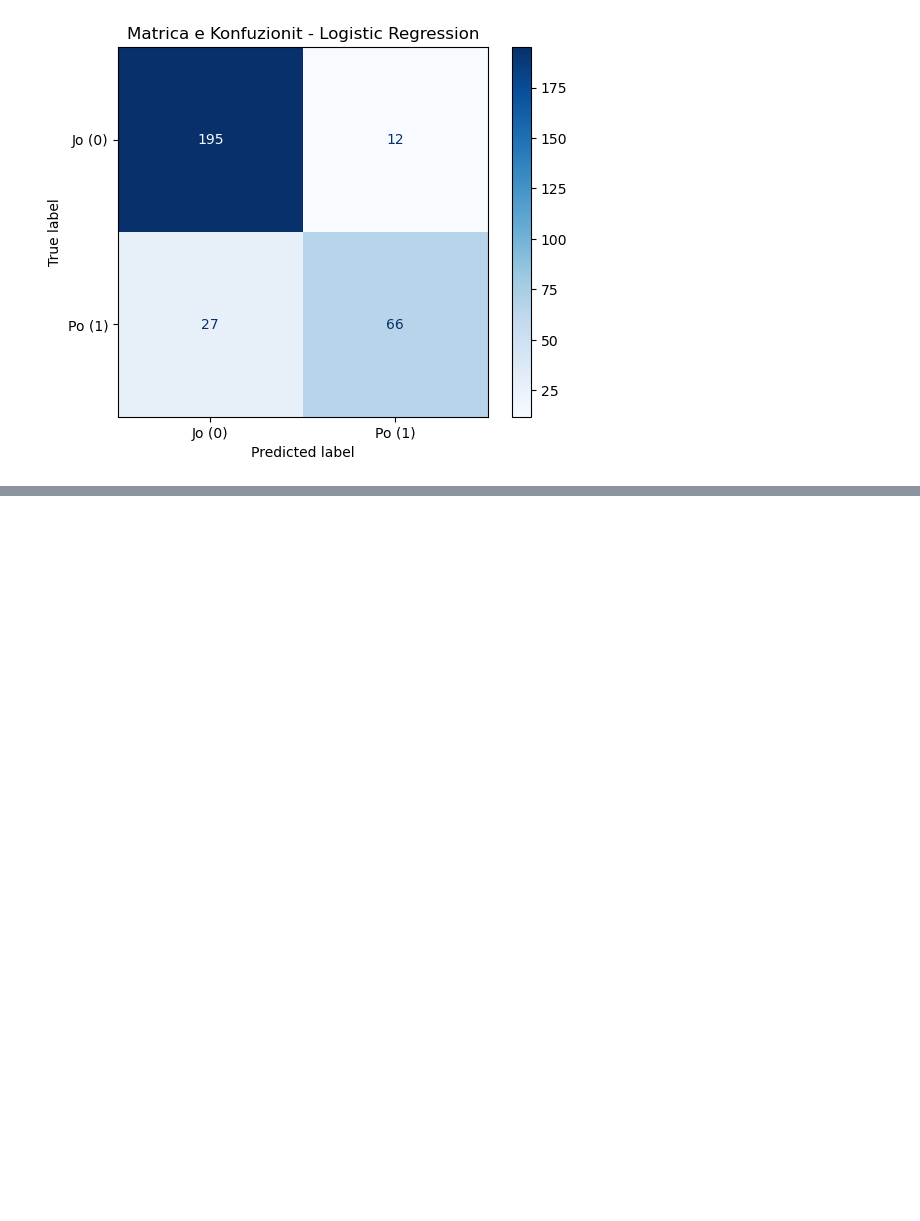
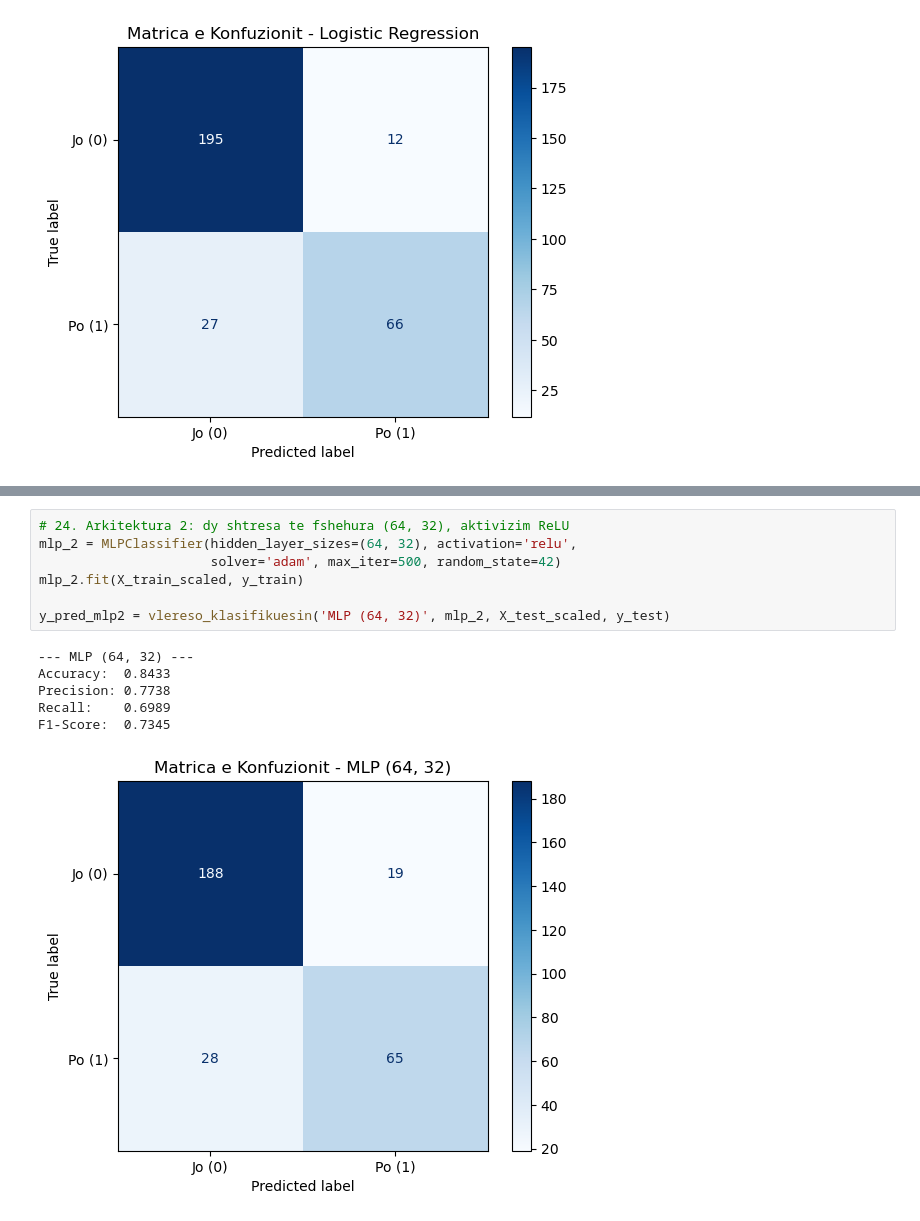
Before and after one commit to ArdianAsani/jobmatch-ml, a Jupyter notebook: notebooks/jobmatch_ml.ipynb, the cells around one changed output, grey strips where cells are left out. Cells and saved outputs as stored; diff of their text form; blank space fills up the shorter version.

```diff
--- a/notebooks/jobmatch_ml.ipynb
+++ b/notebooks/jobmatch_ml.ipynb
@@ -338,0 +416,14 @@ F1-Score:  0.7719
+# %%
+# 24. Arkitektura 2: dy shtresa te fshehura (64, 32), aktivizim ReLU
+mlp_2 = MLPClassifier(hidden_layer_sizes=(64, 32), activation='relu',
+                      solver='adam', max_iter=500, random_state=42)
+mlp_2.fit(X_train_scaled, y_train)
+
+y_pred_mlp2 = vlereso_klasifikuesin('MLP (64, 32)', mlp_2, X_test_scaled, y_test)
+# %% [output]
+--- MLP (64, 32) ---
+Accuracy:  0.8433
+Precision: 0.7738
+Recall:    0.6989
+F1-Score:  0.7345
+[figure, added]
```
Also changed, not shown: parts of 11 cells of this notebook.
